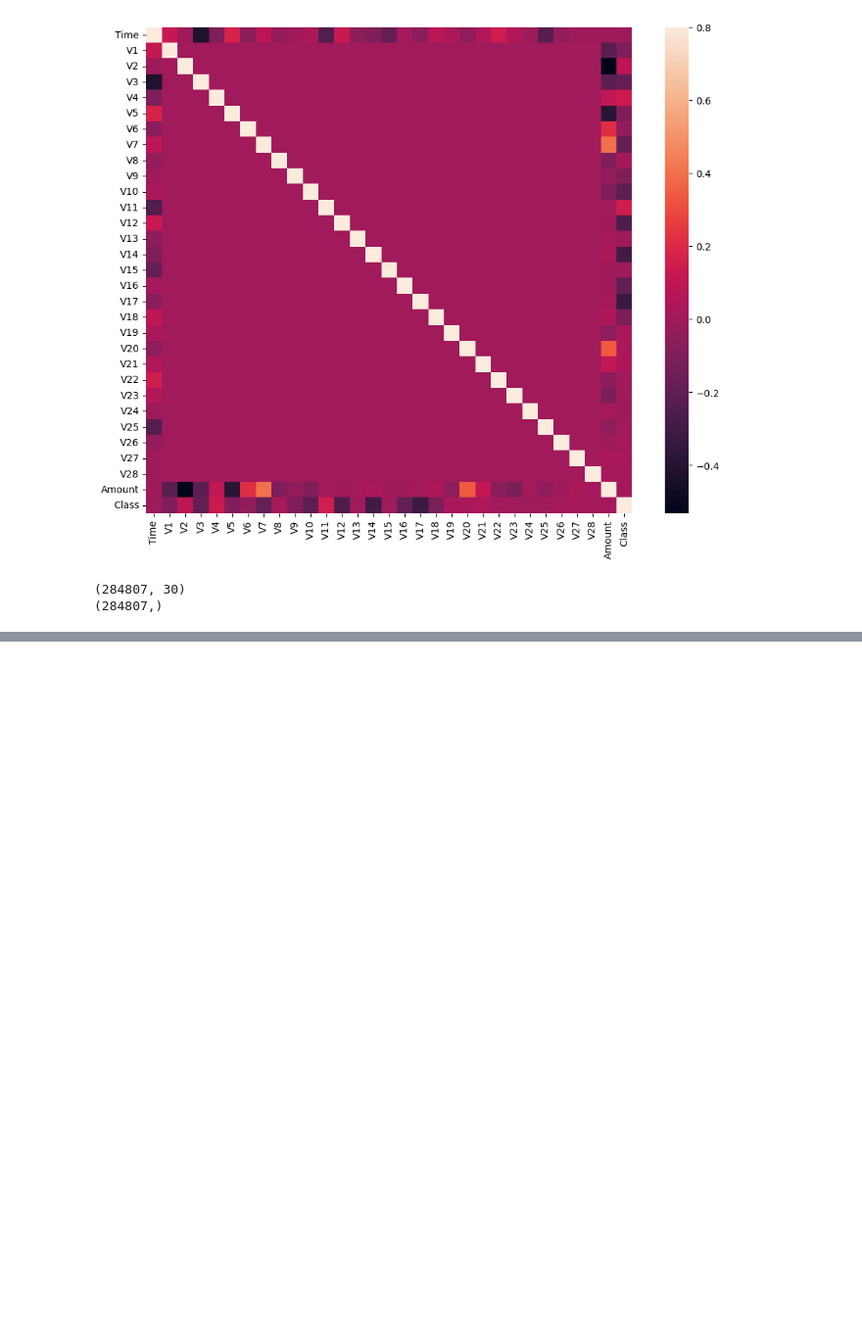
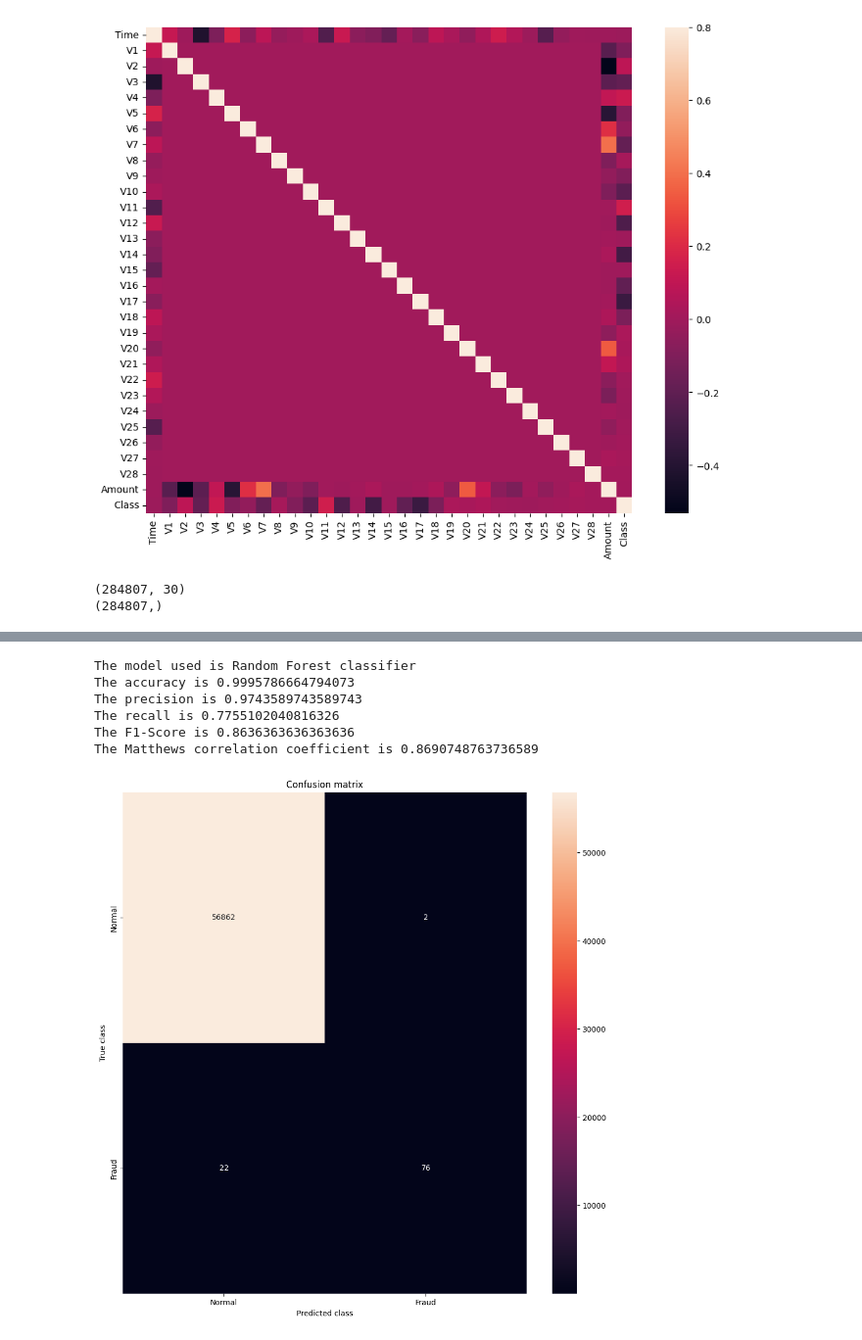
Before and after one commit to NavdeepTU/Machine-Learning, a Jupyter notebook: projects/06. credit_card_fraud_detection/model_training.ipynb, the cells around one changed output, grey strips where cells are left out. Shown: that part at 98% size. Cells and saved outputs as stored; diff of their text form; code cells hidden in the pictures; blank space fills up the shorter version.

Commit message:
add training and evaluation code for random forest classifier

```diff
--- a/projects/06. credit_card_fraud_detection/model_training.ipynb
+++ b/projects/06. credit_card_fraud_detection/model_training.ipynb
@@ -106,0 +110,51 @@ yData = Y.values
+# %%
+# training and testing data bifurcation
+xTrain, xTest, yTrain, yTest = train_test_split(
+    xData, yData, test_size=0.2, random_state=42)
+# %%
+# building a random forest model using scikit learn
+# model creation
+rfc = RandomForestClassifier()
+rfc.fit(xTrain, yTrain)
+# predictions
+yPred = rfc.predict(xTest)
+# %%
+# building all kinds of evaluating parameters
+n_outliers = len(fraud)
+n_errors = (yPred != yTest).sum()
+print("The model used is Random Forest classifier")
+
+acc = accuracy_score(yTest, yPred)
+print(f"The accuracy is {acc}")
+
+prec = precision_score(yTest, yPred)
+print(f"The precision is {prec}")
+
+rec = recall_score(yTest, yPred)
+print(f"The recall is {rec}")
+
+f1 = f1_score(yTest, yPred)
+print(f"The F1-Score is {f1}")
+
+MCC = matthews_corrcoef(yTest, yPred)
+print(f"The Matthews correlation coefficient is {MCC}")
+# %% [output]
+The model used is Random Forest classifier
+The accuracy is 0.9995786664794073
+The precision is 0.9743589743589743
+The recall is 0.7755102040816326
+The F1-Score is 0.8636363636363636
+The Matthews correlation coefficient is 0.8690748763736589
+# %%
+# visualizing the confusion matrix
+LABELS = ["Normal", "Fraud"]
+conf_matrix = confusion_matrix(yTest, yPred)
+plt.figure(figsize=(12, 12))
+sns.heatmap(conf_matrix, xticklabels=LABELS, yticklabels=LABELS,
+            annot=True, fmt="d")
+plt.title("Confusion matrix")
+plt.ylabel("True class")
+plt.xlabel("Predicted class")
+plt.show()
+# %% [output]
+[figure, added]
```
Also changed, not shown: parts of 2 cells of this notebook.
